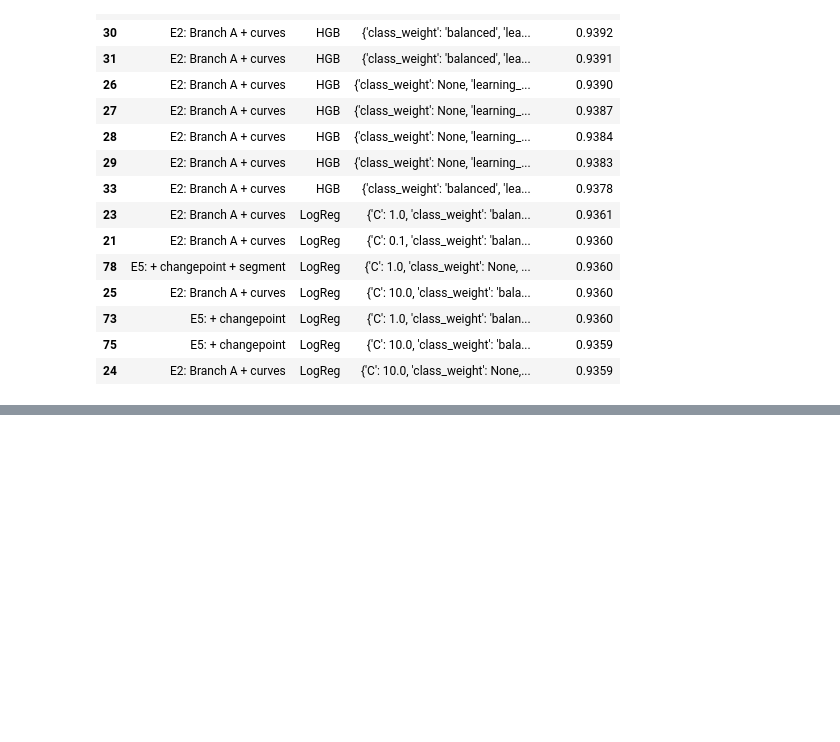
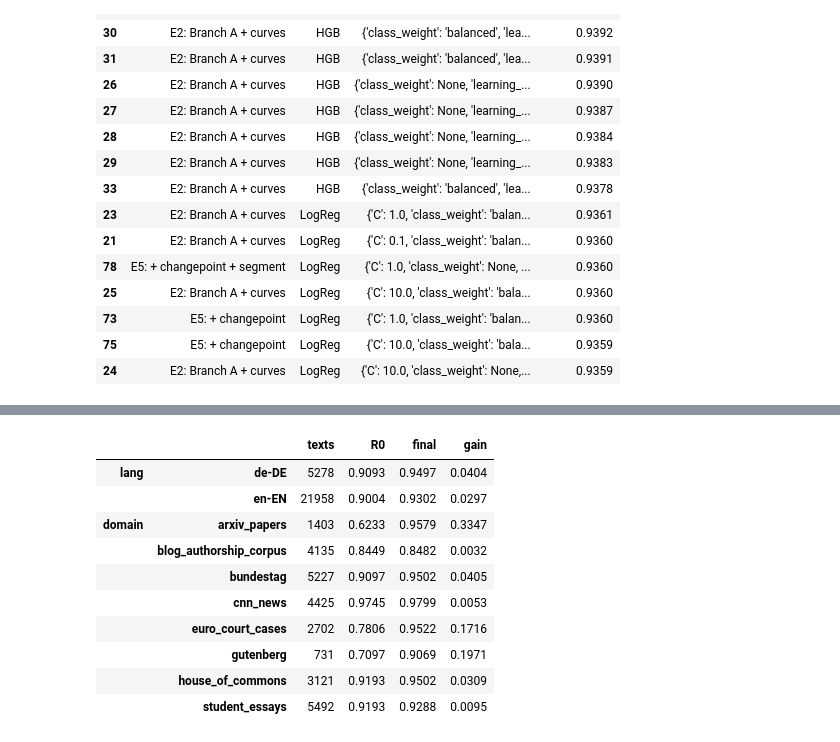
Before and after one commit to ruzhylopv/aiGeneratedTextDetection-ai-hw3, a Jupyter notebook: notebooks/curve_stacker.ipynb, the cells around one changed output, grey strips where cells are left out. Saved outputs shown, nothing was run; the diff lists cells and outputs as text; code cells hidden in the pictures; blank space fills up the shorter version.

```diff
--- a/notebooks/curve_stacker.ipynb
+++ b/notebooks/curve_stacker.ipynb
@@ -332,0 +381,25 @@ results.drop(columns=["model", "weights"]).round(4)
+# %%
+def scores_by(df, preds, column):
+    """Macro-F1 of each prediction within each value of a column (e.g. lang, domain)."""
+    labels = df["label"].to_numpy()
+    rows = [{column: value, "texts": len(index),
+             **{name: f1_score(labels[index], pred[index], average="macro") for name, pred in preds.items()}}
+            for value, index in df.groupby(column).indices.items()]
+    return pd.DataFrame(rows).set_index(column)
+
+
+preds = {"R0": R0_PRED, "final": final_fit["val_pred"]}
+by_group = pd.concat({column: scores_by(sets["val"], preds, column) for column in ("lang", "domain")})
+by_group.assign(gain=by_group["final"] - by_group["R0"]).round(4)
+# %% [output]
+|  |  | texts | R0 | final | gain |
+| lang | de-DE | 5278 | 0.9093 | 0.9497 | 0.0404 |
+|  | en-EN | 21958 | 0.9004 | 0.9302 | 0.0297 |
+| domain | arxiv_papers | 1403 | 0.6233 | 0.9579 | 0.3347 |
+|  | blog_authorship_corpus | 4135 | 0.8449 | 0.8482 | 0.0032 |
+|  | bundestag | 5227 | 0.9097 | 0.9502 | 0.0405 |
+|  | cnn_news | 4425 | 0.9745 | 0.9799 | 0.0053 |
+|  | euro_court_cases | 2702 | 0.7806 | 0.9522 | 0.1716 |
+|  | gutenberg | 731 | 0.7097 | 0.9069 | 0.1971 |
+|  | house_of_commons | 3121 | 0.9193 | 0.9502 | 0.0309 |
+|  | student_essays | 5492 | 0.9193 | 0.9288 | 0.0095 |
```
Also changed, not shown: parts of 11 cells of this notebook, 3 other files.
